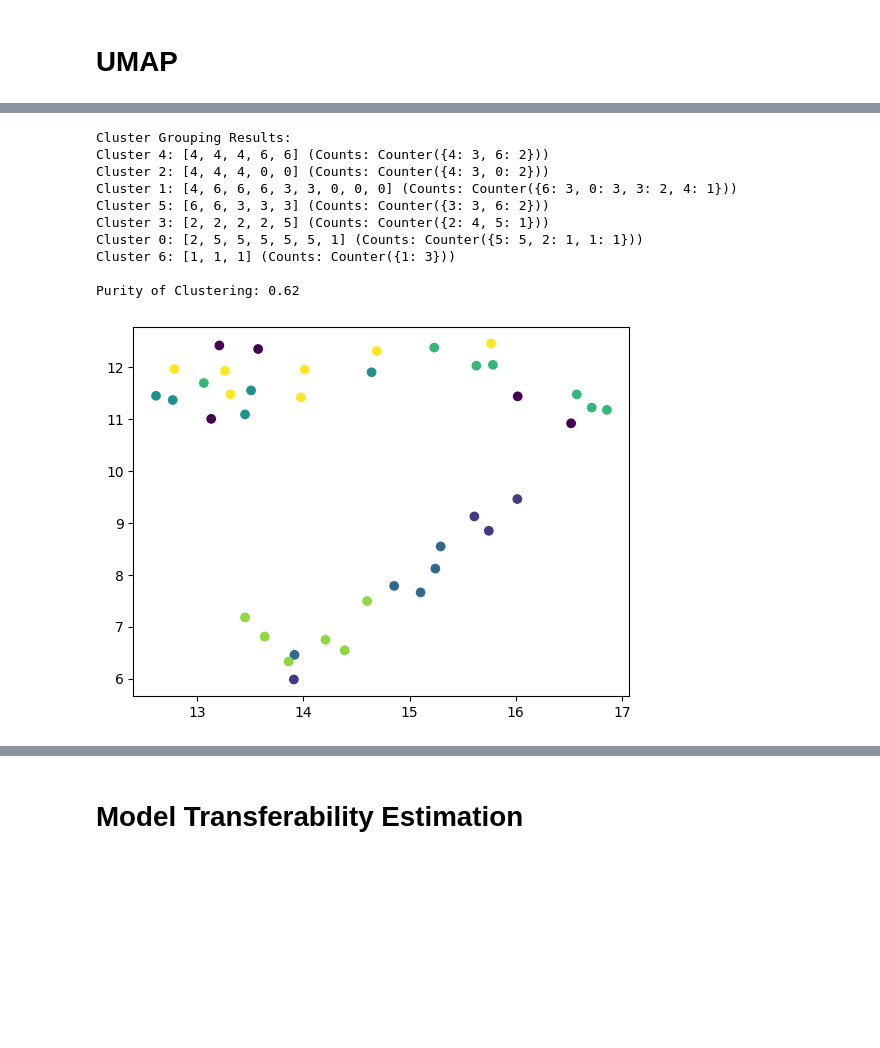
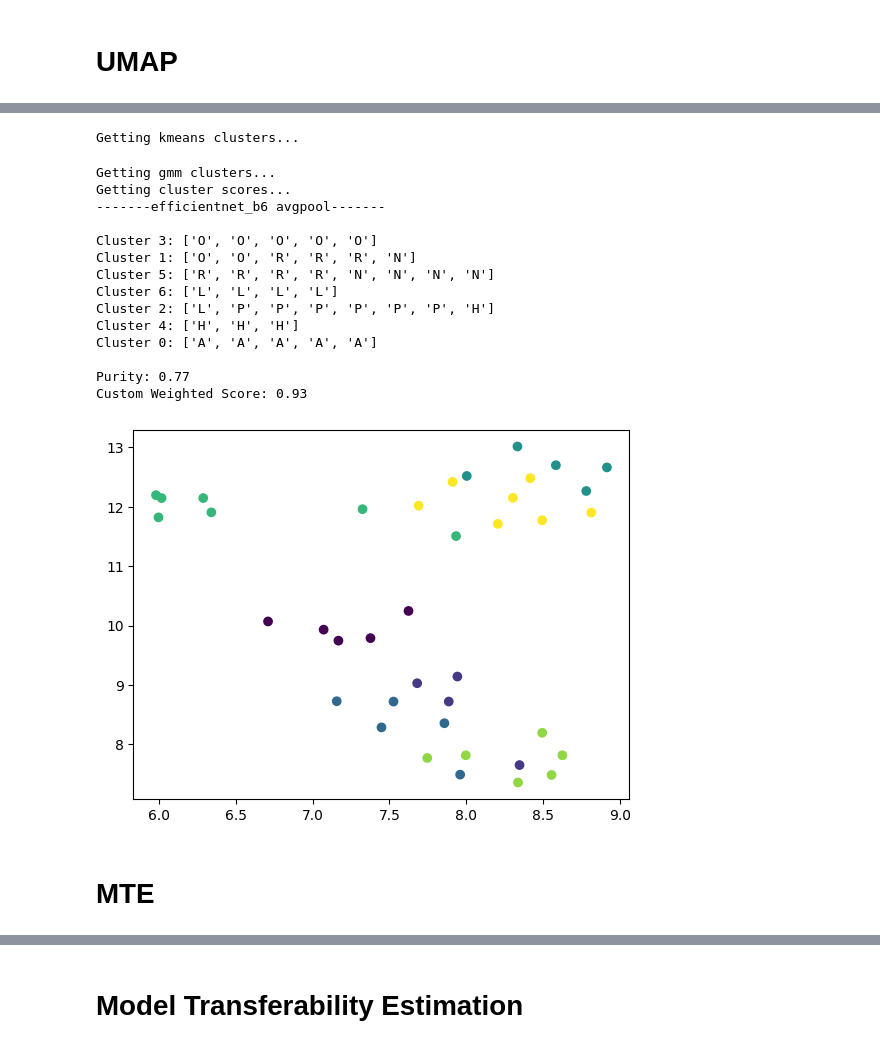
Before and after one commit to ADA-SITE-JML/gesture_face_features, a Jupyter notebook: code/hgr_pytorch.ipynb, the cells around one changed output, grey strips where cells are left out. Saved outputs shown, nothing was run; the diff lists cells and outputs as text; code cells hidden in the pictures; blank space fills up the shorter version.

Commit message:
Add Cluster Engine

```diff
--- a/code/hgr_pytorch.ipynb
+++ b/code/hgr_pytorch.ipynb
@@ -103,7 +102,7 @@ class Reducer:
     return layer_feats.view(layer_feats.shape[0], -1)
 
   def get_embedding(self, params=None):
-    print(params)
+    # print(params)
     if self.method == 'umap':
       self.params = params or {
         'n_neighbors': 30,
@@ -162,17 +161,15 @@ class ReducerEngine:
     }
     self.n_components = n_components
     self.random_state = random_state
-    self.embeddings = {}
+    self.reducers = []
 
   def get_all_embeddings(self, model_name_list, layer_name_list):
     print(f'Getting {self.method} embeddings for grid {self.param_grids[self.method]}.')
     for model_name in model_name_list:
-      self.embeddings[model_name] = {}
       for layer_name in layer_name_list:
-        print(f'-------- {model_name} {layer_name} ---------')
         if layer_name in self.feats[model_name].keys():
-          self.embeddings[model_name][layer_name] = {}
+          print(f'-------- {model_name} {layer_name} ---------')
           for params in ParameterGrid(self.param_grids[self.method]):
             reducer = Reducer(self.feats, self.targets, model_name, layer_name, self.method, self.n_components, self.random_state)
             reducer.get_embedding(params)
-            self.embeddings[model_name][layer_name] = reducer
+            self.reducers.append(reducer)
@@ -314,19 +311,42 @@ Purity of Clustering: 0.56
-# %%
-emb.print('gmm')
-# %% [output]
-Cluster Grouping Results:
-Cluster 4: [4, 4, 4, 6, 6] (Counts: Counter({4: 3, 6: 2}))
-Cluster 2: [4, 4, 4, 0, 0] (Counts: Counter({4: 3, 0: 2}))
-Cluster 1: [4, 6, 6, 6, 3, 3, 0, 0, 0] (Counts: Counter({6: 3, 0: 3, 3: 2, 4: 1}))
-Cluster 5: [6, 6, 3, 3, 3] (Counts: Counter({3: 3, 6: 2}))
-Cluster 3: [2, 2, 2, 2, 5] (Counts: Counter({2: 4, 5: 1}))
-Cluster 0: [2, 5, 5, 5, 5, 5, 1] (Counts: Counter({5: 5, 2: 1, 1: 1}))
-Cluster 6: [1, 1, 1] (Counts: Counter({1: 3}))
-
-Purity of Clustering: 0.62
-# %%
-reducer.plot()
-# %% [output]
-[figure, removed]
+# %%
+ee_kmeans = EmbeddingEngine(re_umap)
+ee_kmeans.get_all_clusters()
+
+ce = ClusterEngine(ee_kmeans)
+ce.score_all_clusters()
+
+print(ce.best_cluster)
+
+ce.best_cluster.embedding.reducer.plot()
+# %% [output]
+Getting kmeans clusters...
+# %%
+ee_gmm = EmbeddingEngine(re_umap, 'gmm')
+ee_gmm.get_all_clusters()
+
+ce_gmm = ClusterEngine(ee_gmm)
+ce_gmm.score_all_clusters()
+
+print(ce_gmm.best_cluster)
+
+ce_gmm.best_cluster.embedding.reducer.plot()
+# %% [output]
+Getting gmm clusters...
+Getting cluster scores...
+-------efficientnet_b6 avgpool-------
+
+Cluster 3: ['O', 'O', 'O', 'O', 'O']
+Cluster 1: ['O', 'O', 'R', 'R', 'R', 'N']
+Cluster 5: ['R', 'R', 'R', 'R', 'N', 'N', 'N', 'N']
+Cluster 6: ['L', 'L', 'L', 'L']
+Cluster 2: ['L', 'P', 'P', 'P', 'P', 'P', 'P', 'H']
+Cluster 4: ['H', 'H', 'H']
+Cluster 0: ['A', 'A', 'A', 'A', 'A']
+
+Purity: 0.77
+Custom Weighted Score: 0.93
+[figure, added]
+# %% [markdown]
+# MTE
 # %%
 !git clone -q https://github.com/thuml/LogME.git
```
Also changed, not shown: parts of 21 cells of this notebook.
